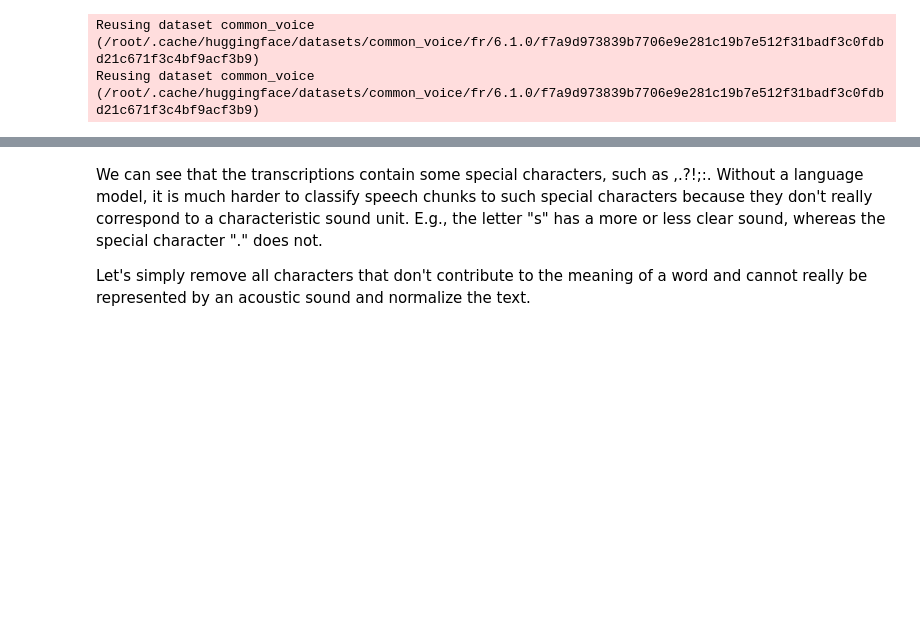
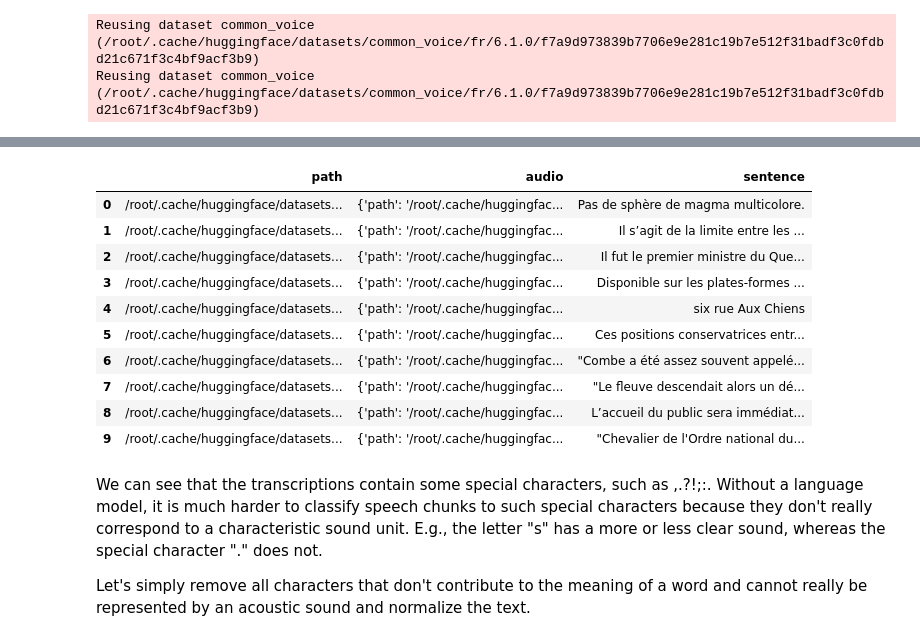
Before and after one commit to Yaroslav-Tominin/PSC, a Jupyter notebook: Wav2text/PSC_FRENCH.ipynb, the cells around one changed output, grey strips where cells are left out. Cells and saved outputs as stored; diff of their text form; code cells hidden in the pictures; blank space fills up the shorter version.

```diff
--- a/Wav2text/PSC_FRENCH.ipynb
+++ b/Wav2text/PSC_FRENCH.ipynb
@@ -47,8 +47,8 @@ git-lfs is already the newest version (2.3.4-1).
 from datasets import load_dataset, load_metric, Audio
 
 #TODO: change language to fr
-common_voice_train = load_dataset("common_voice", "fr", split='train')
-common_voice_test = load_dataset("common_voice", "fr", split="test[:10000]")
+common_voice_train = load_dataset("common_voice", "fr", split='train[:5000]')
+common_voice_test = load_dataset("common_voice", "fr", split="test[:1000]")
 # %% [output]
 Reusing dataset common_voice (/root/.cache/huggingface/datasets/common_voice/fr/6.1.0/f7a9d973839b7706e9e281c19b7e512f31badf3c0fdbd21c671f3c4bf9acf3b9)
 Reusing dataset common_voice (/root/.cache/huggingface/datasets/common_voice/fr/6.1.0/f7a9d973839b7706e9e281c19b7e512f31badf3c0fdbd21c671f3c4bf9acf3b9)
@@ -73,5 +73,5 @@ def show_random_elements(dataset, num_examples=10):
     df = pd.DataFrame(dataset[picks])
     display(HTML(df.to_html()))
 # %%
-show_random_elements(common_voice_train, num_examples=1000)
+show_random_elements(common_voice_train, num_examples=10)
 # %% [output]
@@ -79,3 +78,14 @@ show_random_elements(common_voice_train, num_examples=1000)
+|  | path | audio | sentence |
+| 0 | /root/.cache/huggingface/datasets... | {'path': '/root/.cache/huggingfac... | Pas de sphère de magma multicolore. |
+| 1 | /root/.cache/huggingface/datasets... | {'path': '/root/.cache/huggingfac... | Il s’agit de la limite entre les ... |
+| 2 | /root/.cache/huggingface/datasets... | {'path': '/root/.cache/huggingfac... | Il fut le premier ministre du Que... |
+| 3 | /root/.cache/huggingface/datasets... | {'path': '/root/.cache/huggingfac... | Disponible sur les plates-formes ... |
+| 4 | /root/.cache/huggingface/datasets... | {'path': '/root/.cache/huggingfac... | six rue Aux Chiens |
+| 5 | /root/.cache/huggingface/datasets... | {'path': '/root/.cache/huggingfac... | Ces positions conservatrices entr... |
+| 6 | /root/.cache/huggingface/datasets... | {'path': '/root/.cache/huggingfac... | "Combe a été assez souvent appelé... |
+| 7 | /root/.cache/huggingface/datasets... | {'path': '/root/.cache/huggingfac... | "Le fleuve descendait alors un dé... |
+| 8 | /root/.cache/huggingface/datasets... | {'path': '/root/.cache/huggingfac... | L’accueil du public sera immédiat... |
+| 9 | /root/.cache/huggingface/datasets... | {'path': '/root/.cache/huggingfac... | "Chevalier de l'Ordre national du... |
 # %% [markdown]
 We can see that the transcriptions contain some special characters, such as ,.?!;:. Without a language model, it is much harder to classify speech chunks to such special characters because they don't really correspond to a characteristic sound unit. E.g., the letter "s" has a more or less clear sound, whereas the special character "." does not.
 
```
Also changed, not shown: parts of 13 cells of this notebook.
